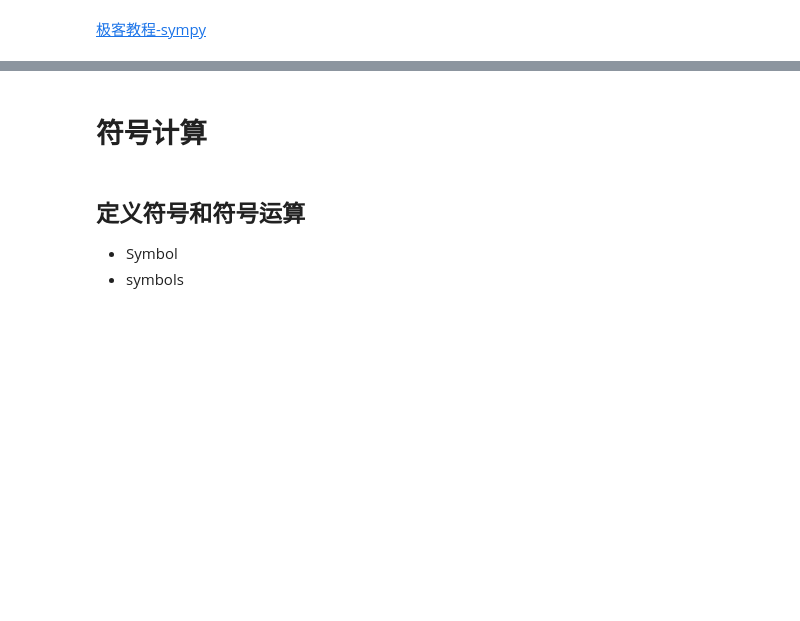
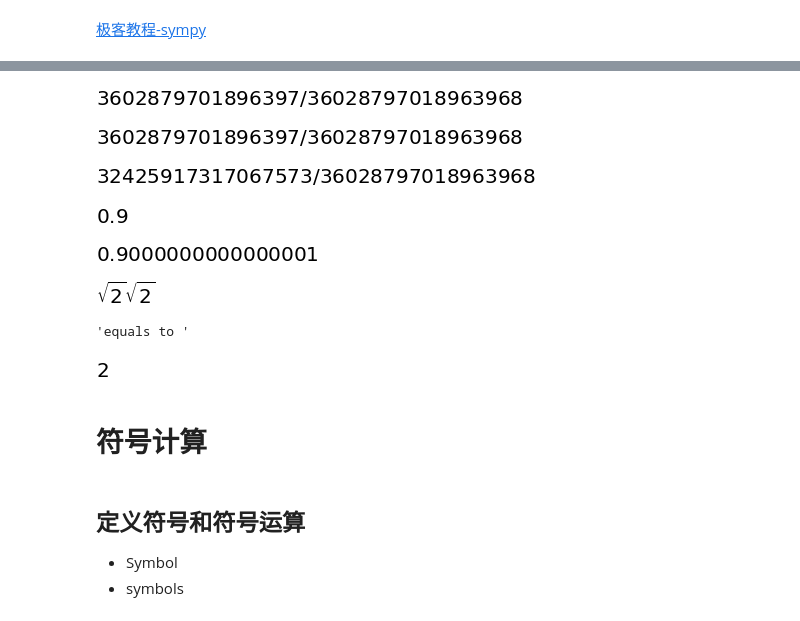
Before and after one commit to zidanewenqsh/mynotebook_01, a Jupyter notebook: sympy_demo.ipynb, the cells around one changed output, grey strips where cells are left out. Drawn from its saved outputs; the diff is of its cells as text; code cells hidden in the pictures; blank space fills up the shorter version.

```diff
--- a/sympy_demo.ipynb
+++ b/sympy_demo.ipynb
@@ -20,3 +28,35 @@ from sympy import simplify
+# %%
+from sympy import Rational
+
+r1 = Rational(1/10)
+r2 = Rational(1/10)
+r3 = Rational(1/10)
+val = (r1 + r2 + r3) * 3
+r1
+r2
+val
+val.evalf()
+val2 = (1/10 + 1/10 + 1/10) * 3
+val2
+# %% [output]
+[figure, added]
+[figure, added]
+[figure, added]
+[figure, added]
+[figure, added]
+# %%
+from sympy import Mul
+
+a = sqrt(2)
+b = sqrt(2)
+
+Mul(a,  b, evaluate=False)
+'equals to '
+a * b
+# %% [output]
+[figure, added]
+'equals to '
+[figure, added]
 # %% [markdown]
 # 符号计算
 # %% [markdown]
```
Also changed, not shown: parts of 84 cells of this notebook, 5 other files.
